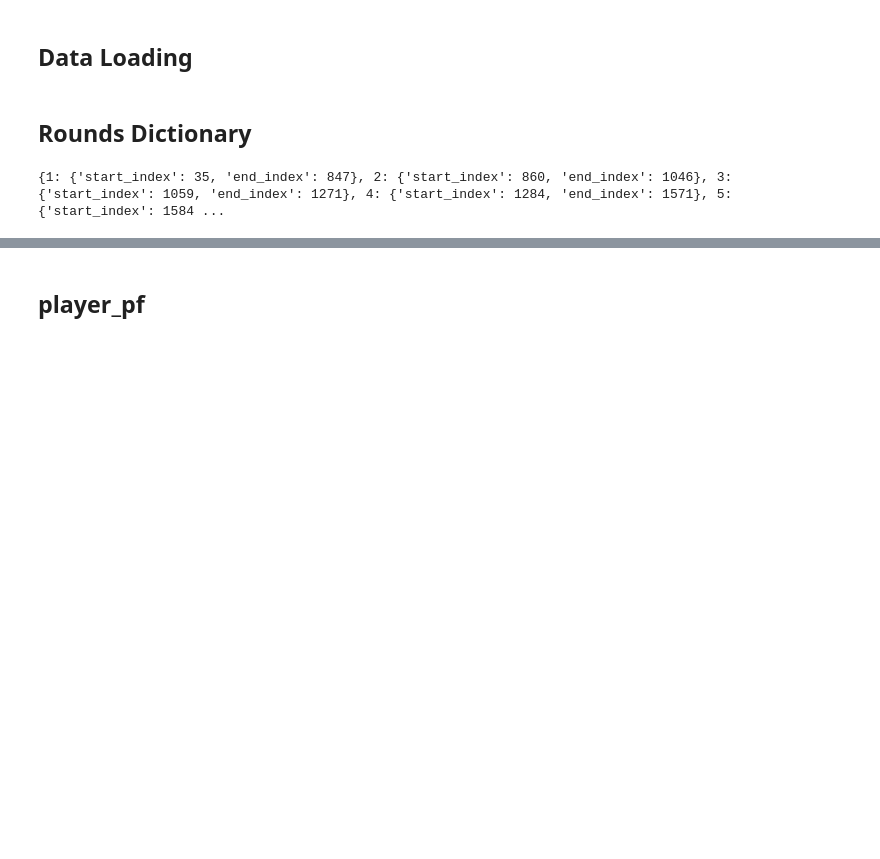
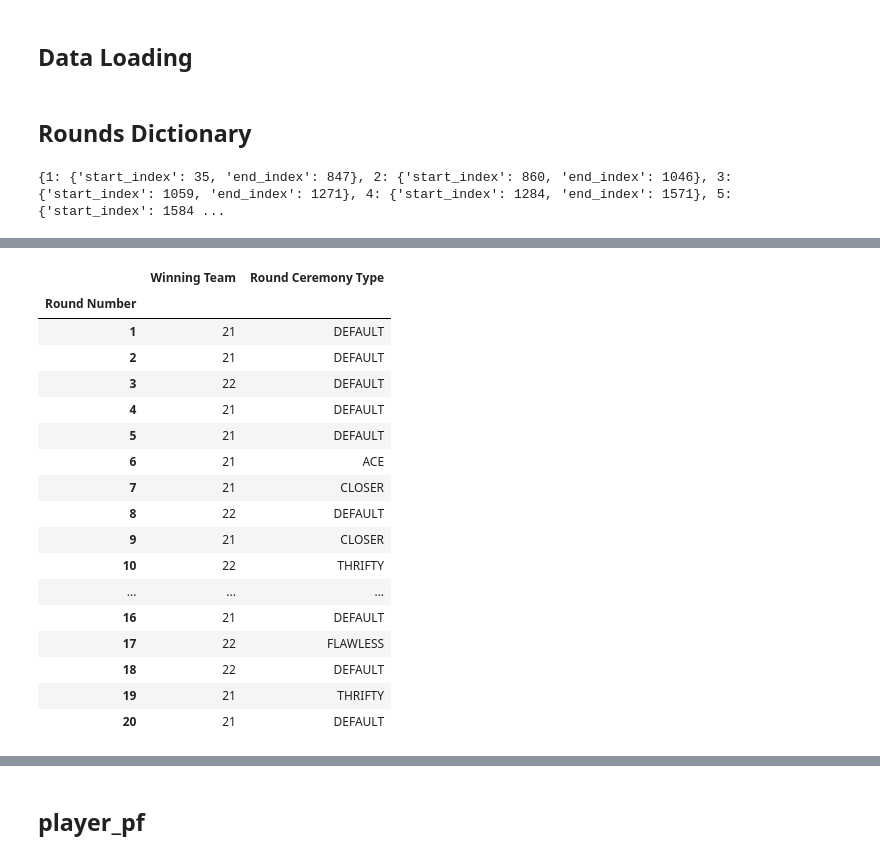
Before and after one commit to gunbux/hack_vct, a Jupyter notebook: analysis/data_cleaning.ipynb, the cells around one changed output, grey strips where cells are left out. Drawn from its saved outputs; the diff is of its cells as text; code cells hidden in the pictures; blank space fills up the shorter version.

```diff
--- a/analysis/data_cleaning.ipynb
+++ b/analysis/data_cleaning.ipynb
@@ -102,0 +180,40 @@ team_pf
+# %%
+# Initialize an empty list for the round ceremony types
+round_ceremony_types = []
+
+# Extract round ceremonies (assuming the order aligns with round numbers)
+round_ceremony = raw_data['roundCeremony'].dropna()
+
+# Loop through the available round ceremonies
+for idx, round_info in enumerate(round_df.index):
+    # Check if there is a corresponding round ceremony and extract the type
+    if idx < len(round_ceremony):
+        ceremony = round_ceremony.iloc[idx]
+        ceremony_type = ceremony.get('type', 'UNKNOWN')  # Default to 'UNKNOWN' if type is missing
+        round_ceremony_types.append(ceremony_type)
+    else:
+        round_ceremony_types.append(None)  # Append None if no ceremony data is available
+
+# Add the extracted round ceremony types to round_df
+round_df['Round Ceremony Type'] = round_ceremony_types
+# %%
+round_df
+# %% [output]
+|  | Winning Team | Round Ceremony Type |
+| Round Number |  |  |
+| 1 | 21 | DEFAULT |
+| 2 | 21 | DEFAULT |
+| 3 | 22 | DEFAULT |
+| 4 | 21 | DEFAULT |
+| 5 | 21 | DEFAULT |
+| 6 | 21 | ACE |
+| 7 | 21 | CLOSER |
+| 8 | 22 | DEFAULT |
+| 9 | 21 | CLOSER |
+| 10 | 22 | THRIFTY |
+| ... | ... | ... |
+| 16 | 21 | DEFAULT |
+| 17 | 22 | FLAWLESS |
+| 18 | 22 | DEFAULT |
+| 19 | 21 | THRIFTY |
+| 20 | 21 | DEFAULT |
```
Also changed, not shown: parts of 11 cells of this notebook.
